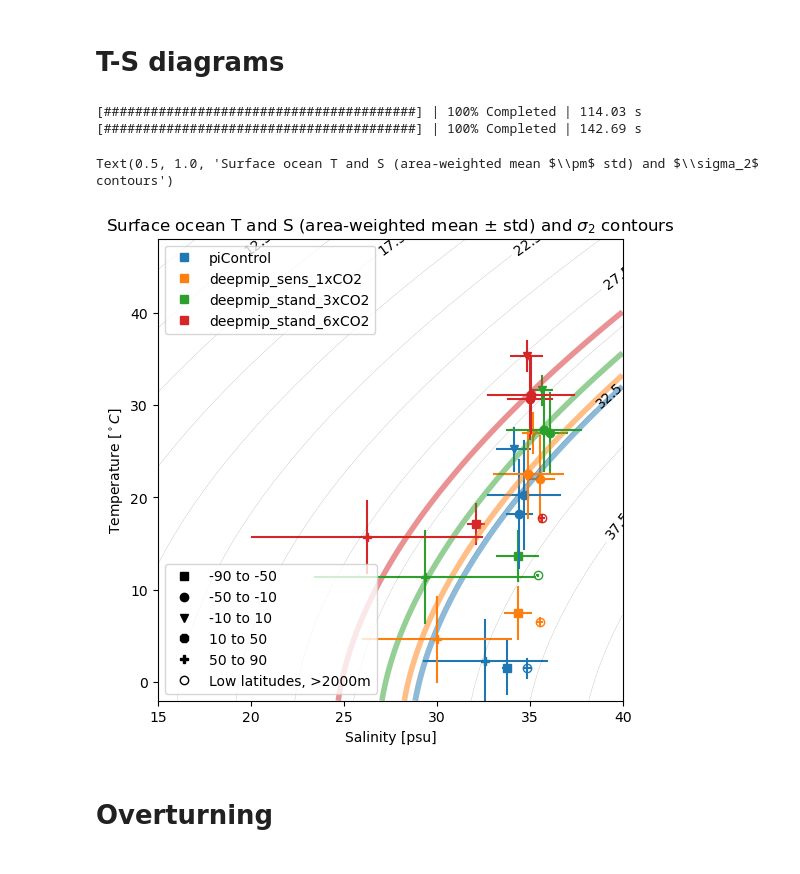
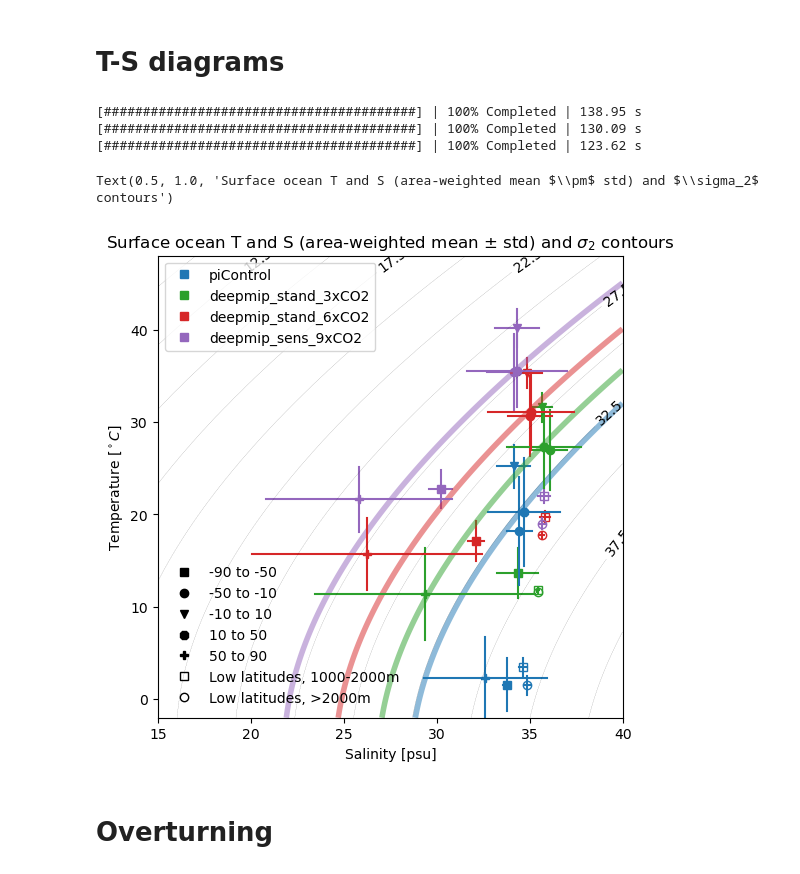
Before and after one commit to gmacgilchrist/oceanheatuptake, a Jupyter notebook: notebooks/draw_cesm_ocean.ipynb, the cells around one changed output. Drawn from its saved outputs; the diff is of its cells as text; code cells hidden in the pictures.

```diff
--- a/notebooks/draw_cesm_ocean.ipynb
+++ b/notebooks/draw_cesm_ocean.ipynb
@@ -165,0 +167,4 @@ cb.set_label(longname)
+# %%
+dssurf = ds.isel(z=0).mean('time')
+with ProgressBar():
+    dssurf = dssurf.compute()
@@ -205,18 +241,22 @@ sig2array = gsw.sigma2(sarray,tarray)
 yarray = ds['y']*xr.ones_like(ds['x']) # broadcast latitude
 with ProgressBar():
     dss = ds.sel(z=slice(0,100)).weighted(grid['dz']).mean('z').compute()
+    dsi = ds.sel(z=slice(1000, 2000)).weighted(grid['dz']).mean('z').compute()
     dsd = ds.sel(z=slice(2000, 9999)).weighted(grid['dz']).mean('z').compute()
 # %% [output]
-[########################################] | 100% Completed | 114.03 s
-[########################################] | 100% Completed | 142.69 s
+[########################################] | 100% Completed | 138.95 s
+[########################################] | 100% Completed | 130.09 s
+[########################################] | 100% Completed | 123.62 s
 # %%
-experiments = ['piControl','deepmip_sens_1xCO2','deepmip_stand_3xCO2','deepmip_stand_6xCO2']#,'deepmip_sens_9xCO2']
+experiments = ['piControl','deepmip_stand_3xCO2','deepmip_stand_6xCO2','deepmip_sens_9xCO2']#,'deepmip_sens_1xCO2'
 # %%
 # average variables within latitude bands
 latbounds = np.array([[-90,-50],[-50,-10],[-10,10],[10,50],[50,90]])
 # preallocate dictionaries to get average datasets
 dsm = {}
 dsstd = {}
+dsim = {}
+dsistd = {}
 dsdm = {}
 dsdstd = {}
 # loop through latitude bands
@@ -226,17 +266,21 @@ for i in range(len(latbounds)):
     cond = (yarray>=lats[0]) & (yarray<lats[1])
     # subset dataset
     dsnow = dss.where(cond) # surface ocean
+    dsinow = dsi.where(cond) # intermediate ocean
     dsdnow = dsd.where(cond) # deep ocean
     gridnow = grid.where(cond) # horizontal grid
     # average over each region
     # surface ocean
     dsm[i] = dsnow.weighted(gridnow['area'].fillna(0)).mean(['x','y'])
     dsstd[i] = dsnow.weighted(gridnow['area'].fillna(0)).std(['x','y'])
+    # intermediate ocean
+    dsim[i] = dsinow.weighted(gridnow['area'].fillna(0)).mean(['x','y'])
+    dsistd[i] = dsinow.weighted(gridnow['area'].fillna(0)).std(['x','y'])
     # deep ocean
     dsdm[i] = dsdnow.weighted(gridnow['area'].fillna(0)).mean(['x','y'])
     dsdstd[i] = dsdnow.weighted(gridnow['area'].fillna(0)).std(['x','y'])
 # %%
-colors = [name for name,code in mpl.colors.TABLEAU_COLORS.items()]
+#colors = [name for name,code in mpl.colors.TABLEAU_COLORS.items()]
 markers = ['s','o','v','8','P']
 # end members
 fig,ax = plt.subplots(figsize = (6,6))
@@ -245,6 +289,11 @@ em_to = [ds['thetao'] for i,ds in dsm.items()]
 em_so_std = [ds['so'] for i,ds in dsstd.items()]
 em_to_std = [ds['thetao'] for i,ds in dsstd.items()]
 em_sigma2 = [ds['sigma2'] for i,ds in dsm.items()]
+# intermediate ocean (start member)
+sim_so = [ds['so'] for i,ds in dsim.items()]
+sim_to = [ds['thetao'] for i,ds in dsim.items()]
+sim_so_std = [ds['so'] for i,ds in dsistd.items()]
+sim_to_std = [ds['thetao'] for i,ds in dsistd.items()]
 # deep ocean (start member)
 sm_so = [ds['so'] for i,ds in dsdm.items()]
 sm_to = [ds['thetao'] for i,ds in dsdm.items()]
@@ -257,46 +306,61 @@ for i in range(len(latbounds)):
     lats = latbounds[i,:]
     latstr[i] = str(lats[0])+' to '+str(lats[1])
     for j,experiment in enumerate(experiments):
+        # surface ocean
         s = em_so[i].sel(experiment=experiment)
         t = em_to[i].sel(experiment=experiment)
         ss = em_so_std[i].sel(experiment=experiment)
         ts = em_to_std[i].sel(experiment=experiment)
 
+        # intermediate ocean
+        si = sim_so[i].sel(experiment=experiment)
+        ti = sim_to[i].sel(experiment=experiment)
+        sis = sim_so_std[i].sel(experiment=experiment)
+        tis = sim_to_std[i].sel(experiment=experiment)
+
+        # deep ocean
         sd = sm_so[i].sel(experiment=experiment)
         td = sm_to[i].sel(experiment=experiment)
         sds = sm_so_std[i].sel(experiment=experiment)
         tds = sm_to_std[i].sel(experiment=experiment)
+
         # mean T, S
-        h = ax.plot(s,t,linestyle='none',color=colors[j],marker=markers[i],label=experiment)
+        h = ax.plot(s,t,linestyle='none',color=colors[experiment],marker=markers[i],label=experiment)
         if i==0:
             handles_exp.append(h[0])
         # standard deviations T, S
-        ax.plot([s-ss,s+ss],[t,t],linestyle='-',color=colors[j],marker='none')
-        ax.plot([s,s],[t-ts,t+ts],linestyle='-',color=colors[j],marker='none')
+        ax.plot([s-ss,s+ss],[t,t],linestyle='-',color=colors[experiment],marker='none')
+        ax.plot([s,s],[t-ts,t+ts],linestyle='-',color=colors[experiment],marker='none')
         # contour for low latitude mean density
-        if (max(lats)>30) & (min(lats)<30): # spans equator
-            ax.contour(sv,tv,sig2array,levels=[em_sigma2[i].sel(experiment=experiment)],colors=colors[j],linewidths=4, alpha=0.5)
-        if (max(lats)>0) & (min(lats)<0):
-            ax.plot(sd,td,linestyle='none',color=colors[j],marker='o',fillstyle='none',label=experiment)
-            ax.plot([sd-sds,sd+sds],[td,td],linestyle='-',color=colors[j],marker='none')
-            ax.plot([sd,sd],[td-tds,td+tds],linestyle='-',color=colors[j],marker='none')
+        if (max(lats)>30) & (min(lats)<30):
+            ax.contour(sv,tv,sig2array,levels=[em_sigma2[i].sel(experiment=experiment)],colors=colors[experiment],linewidths=4, alpha=0.5)
+        if (max(lats)>0) & (min(lats)<0): # spans equator
+            # intermediate ocean
+            ax.plot(si,ti,linestyle='none',color=colors[experiment],marker='s',fillstyle='none',label=experiment)
+            ax.plot([si-sis,si+sis],[ti,ti],linestyle='-',color=colors[experiment],marker='none')
+            ax.plot([si,si],[ti-tis,ti+tis],linestyle='-',color=colors[experiment],marker='none')
+            # deep ocean
+            ax.plot(sd,td,linestyle='none',color=colors[experiment],marker='o',fillstyle='none',label=experiment)
+            ax.plot([sd-sds,sd+sds],[td,td],linestyle='-',color=colors[experiment],marker='none')
+            ax.plot([sd,sd],[td-tds,td+tds],linestyle='-',color=colors[experiment],marker='none')
 
 
 handles_lat = [mpl.lines.Line2D([], [], color='k', linestyle='none', marker=markers[i], label=latstr[i]) for i in range(len(latbounds))]
+handles_lat.append(mpl.lines.Line2D([], [], color='k', linestyle='none', marker='s', fillstyle='none',label='Low latitudes, 1000-2000m'))
 handles_lat.append(mpl.lines.Line2D([], [], color='k', linestyle='none', marker='o', fillstyle='none',label='Low latitudes, >2000m'))
 l = ax.legend(handles=handles_exp,loc='upper left')
-ax.legend(handles=handles_lat,loc='lower left')
+ax.legend(handles=handles_lat,loc='lower left',frameon=False)
 ax.add_artist(l)
 cs = ax.contour(sv,tv,sig2array,levels=15,colors='k',linestyles='--',linewidths=0.1)
 ax.clabel(cs,cs.levels[::2],inline=True)
 ax.set_ylim(tlims)
 ax.set_xlim(slims)
 ax.set_ylabel(r'Temperature [$^\circ C$]')
 ax.set_xlabel(r'Salinity [psu]')
 ax.set_title(r'Surface ocean T and S (area-weighted mean $\pm$ std) and $\sigma_2$ contours')
 # %% [output]
 Text(0.5, 1.0, 'Surface ocean T and S (area-weighted mean $\\pm$ std) and $\\sigma_2$ contours')
-[figure, old version]
+[figure, new version]
 # %% [markdown]
 # Overturning
 # %%
```
Also changed, not shown: parts of 8 cells of this notebook, 2 other files.
